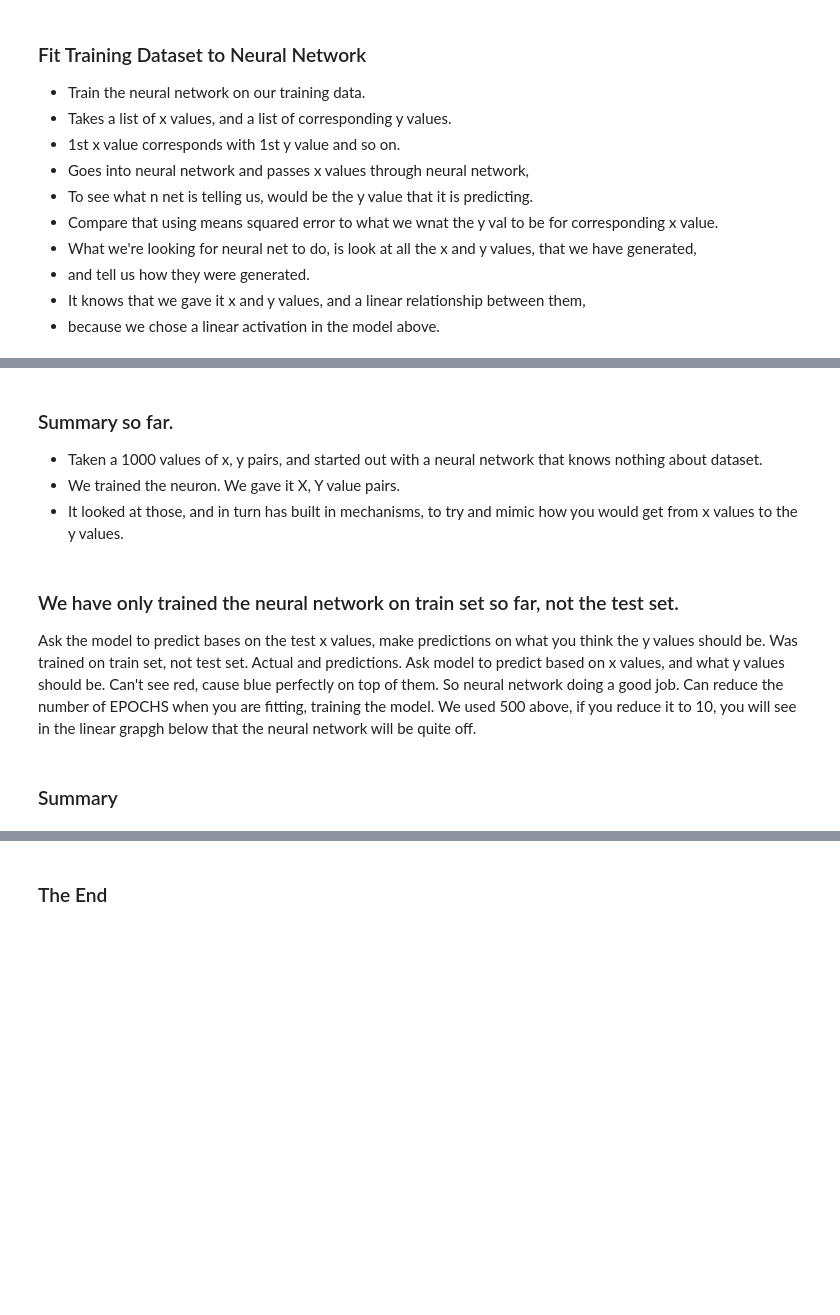
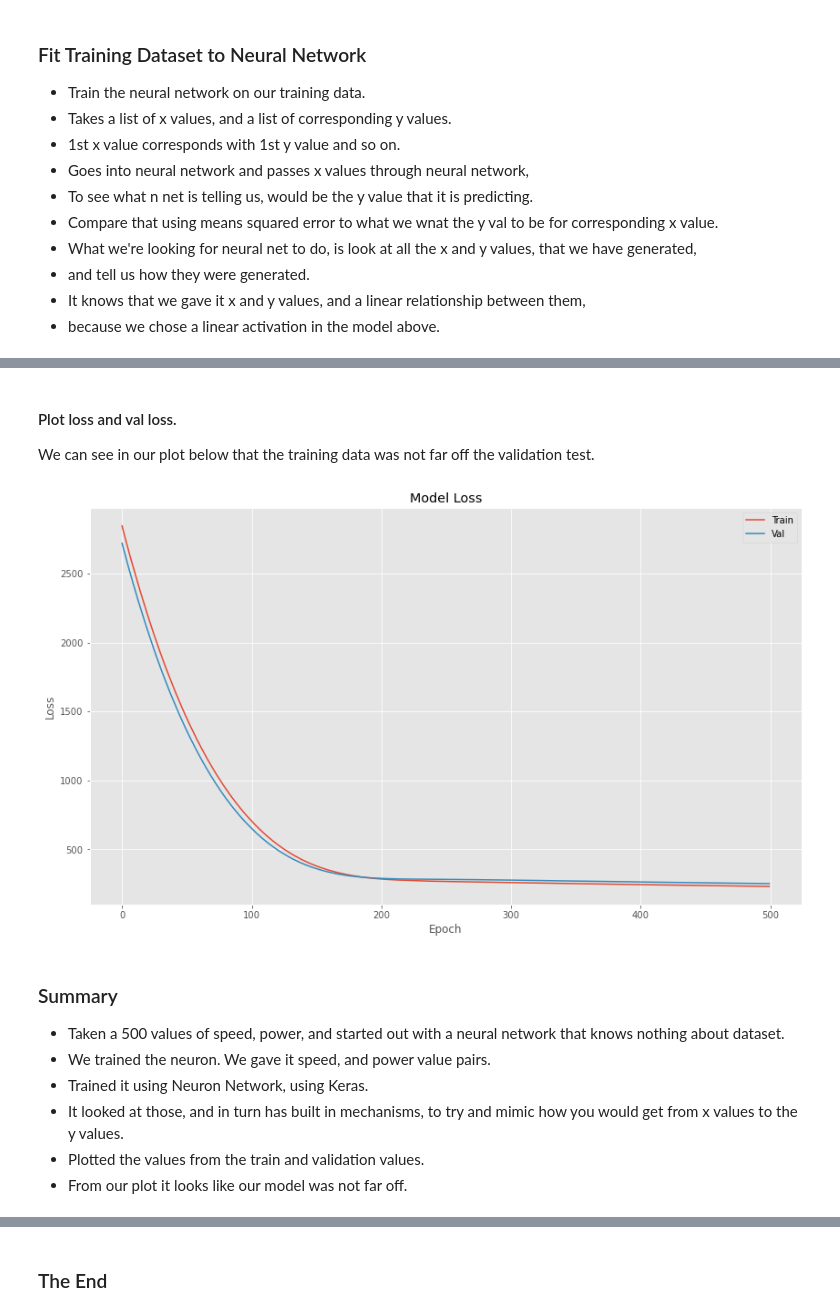
Before and after one commit to daithimarkham/Machine-Learning-Project, a Jupyter notebook: Powerproduction.ipynb, the cells around one changed output, grey strips where cells are left out. Cells and saved outputs as stored; diff of their text form; code cells hidden in the pictures; blank space fills up the shorter version.

```diff
--- a/Powerproduction.ipynb
+++ b/Powerproduction.ipynb
@@ -636,0 +521,4 @@ Y = dataset[:,1]
+# %%
+# converting our data into arrays
+ds = dataset.values
+ds
@@ -691,0 +551,10 @@ print(X_train.shape, X_val.shape, X_test.shape, Y_train.shape, Y_val.shape, Y_te
+# %%
+X = ds[:,0]
+Y = ds[:,1]
+# %%
+
+# Split dataset and train it, 70% for training ds, and 30% for test dataset.
+X_train, X_test, Y_train, Y_test = train_test_split(X, Y, test_size=0.30, random_state=30)
+
+# Shows train and test values
+print(X_train.shape, X_test.shape, Y_train.shape, Y_test.shape)
@@ -724,7 +595,7 @@ model.compile(optimizer='adam', loss='mean_squared_error') # optimizer = adam
 - It knows that we gave it x and y values, and a linear relationship between them,
 - because we chose a linear activation in the model above.
 # %%
-model.fit(X_train, Y_train, epochs=500)
+his = model.fit(X_train, Y_train, validation_split = 0.25, batch_size=10, epochs=500)
 
 # Epoch is the num of times each x value goes through neural network
 # each time it goes through, neural n tries to improve it's predictions.
@@ -792,18 +671,26 @@ dtype: float64
+# %% [markdown]
+#### Plot loss and val loss.
+We can see in our plot below that the training data was not far off the validation test.
+# %%
+# Plot train vs val
+
+plt.plot(his.history['loss'])
+plt.plot(his.history['val_loss'])
+plt.title('Model Loss')
+plt.ylabel('Loss')
+plt.xlabel('Epoch')
+plt.legend(['Train', 'Val'], loc='upper right')
+plt.show()
+# %% [output]
+[figure, added]
 # %% [markdown]
-### Summary so far.
-- Taken a 1000 values of x, y pairs, and started out with a neural network that knows nothing about dataset.
-- We trained the neuron. We gave it X, Y value pairs.
+### Summary
+
+- Taken a 500 values of speed, power, and started out with a neural network that knows nothing about dataset.
+- We trained the neuron. We gave it speed, and power value pairs.
+- Trained it using Neuron Network, using Keras.
 - It looked at those, and in turn has built in mechanisms, to try and mimic how you would get from x values to the y values.
+- Plotted the values from the train and validation values.
+- From our plot it looks like our model was not far off.
-# %% [markdown]
-### We have only trained the neural network on train set so far, not the test set.
-Ask the model to predict bases on the test x values, make predictions on what you think the y values should be.
-Was trained on train set, not test set.
-Actual and predictions. Ask model to predict based on x values, and what y values should be.
-Can't see red, cause blue perfectly on top of them.
-So neural network doing a good job.
-Can reduce the number of EPOCHS when you are fitting, training the model.
-We used 500 above, if you reduce it to 10, you will see in the linear grapgh below that the neural network will be quite off.
-# %% [markdown]
-### Summary
 # %% [markdown]
 ### References
```
Also changed, not shown: parts of 58 cells of this notebook.
